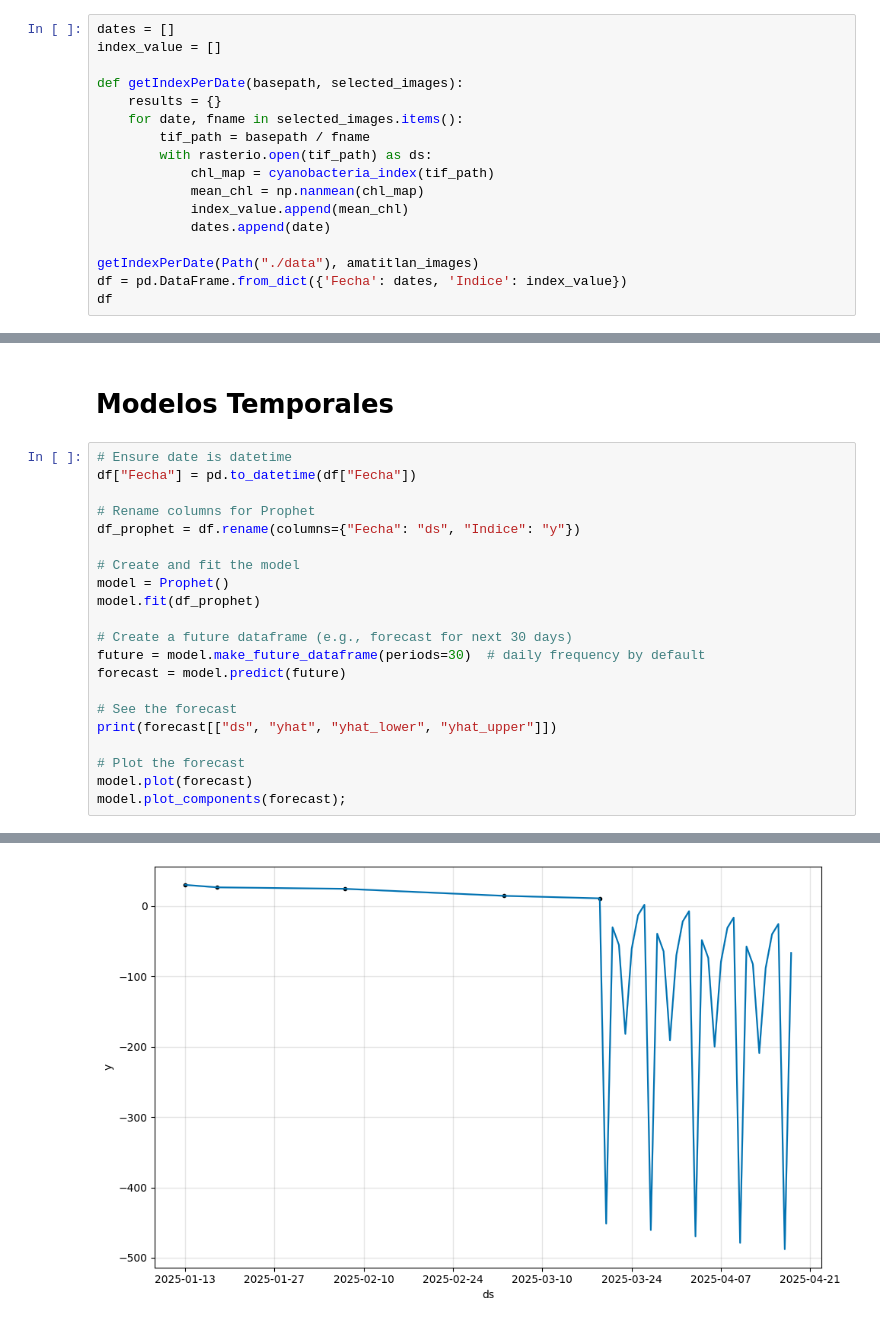
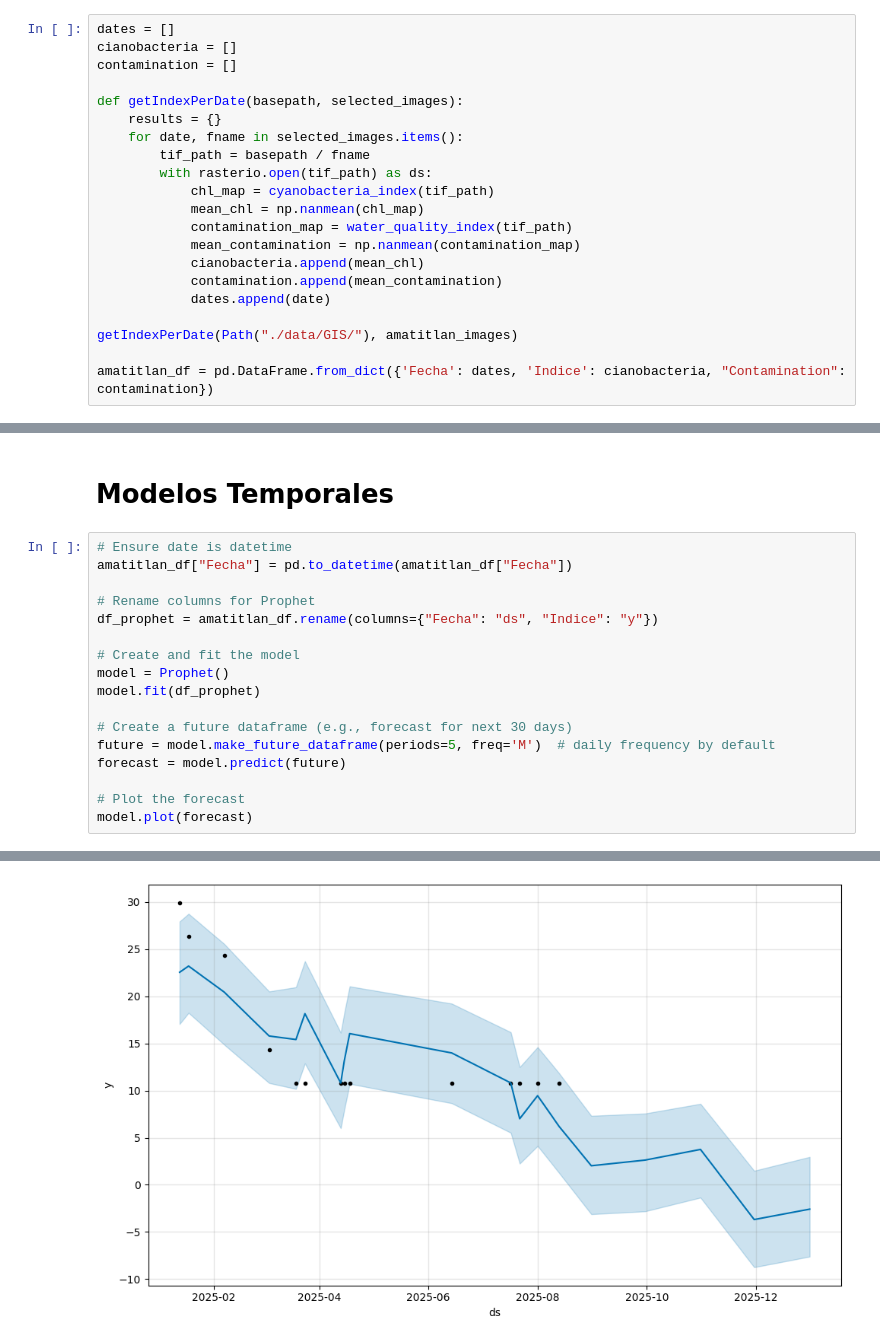
Before and after one commit to DanielRasho/DS-Lab5, a Jupyter notebook: report.ipynb, the cells around one changed output, grey strips where cells are left out. Saved outputs shown, nothing was run; the diff lists cells and outputs as text.

Commit message:
feat: calculate contamination and cianobactery index correctly

```diff
--- a/report.ipynb
+++ b/report.ipynb
@@ -159,7 +270,8 @@ atitlan_images = {
 }
 # %%
 dates = []
-index_value = []
+cianobacteria = []
+contamination = []
 
 def getIndexPerDate(basepath, selected_images):
     results = {}
@@ -168,9 +280,12 @@ def getIndexPerDate(basepath, selected_images):
         with rasterio.open(tif_path) as ds:
             chl_map = cyanobacteria_index(tif_path)
             mean_chl = np.nanmean(chl_map)
-            index_value.append(mean_chl)
+            contamination_map = water_quality_index(tif_path)
+            mean_contamination = np.nanmean(contamination_map)
+            cianobacteria.append(mean_chl)
+            contamination.append(mean_contamination)
             dates.append(date)
 
-getIndexPerDate(Path("./data"), amatitlan_images)
-df = pd.DataFrame.from_dict({'Fecha': dates, 'Indice': index_value})
-df
+getIndexPerDate(Path("./data/GIS/"), amatitlan_images)
+
+amatitlan_df = pd.DataFrame.from_dict({'Fecha': dates, 'Indice': cianobacteria, "Contamination": contamination})
@@ -185,23 +351,19 @@ df
 # Modelos Temporales
 # %%
 # Ensure date is datetime
-df["Fecha"] = pd.to_datetime(df["Fecha"])
+amatitlan_df["Fecha"] = pd.to_datetime(amatitlan_df["Fecha"])
 
 # Rename columns for Prophet
-df_prophet = df.rename(columns={"Fecha": "ds", "Indice": "y"})
+df_prophet = amatitlan_df.rename(columns={"Fecha": "ds", "Indice": "y"})
 
 # Create and fit the model
 model = Prophet()
 model.fit(df_prophet)
 
 # Create a future dataframe (e.g., forecast for next 30 days)
-future = model.make_future_dataframe(periods=30)  # daily frequency by default
+future = model.make_future_dataframe(periods=5, freq='M')  # daily frequency by default
 forecast = model.predict(future)
-
-# See the forecast
-print(forecast[["ds", "yhat", "yhat_lower", "yhat_upper"]])
 
 # Plot the forecast
 model.plot(forecast)
-model.plot_components(forecast);
 # %% [output]
@@ -227 +392 @@ model.plot_components(forecast);
-[figure, old version]
+[figure, new version]
```
Also changed, not shown: parts of 8 cells of this notebook.
